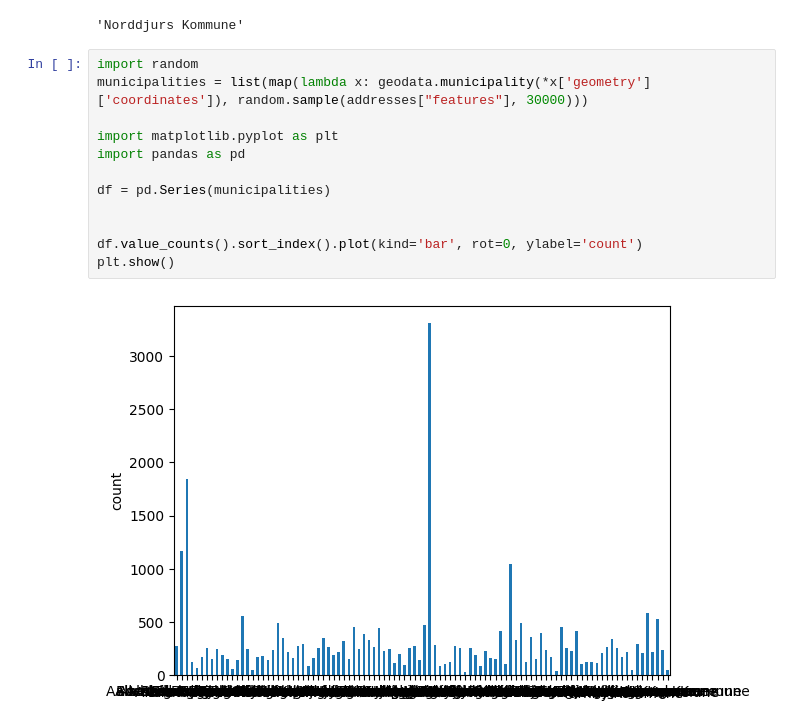
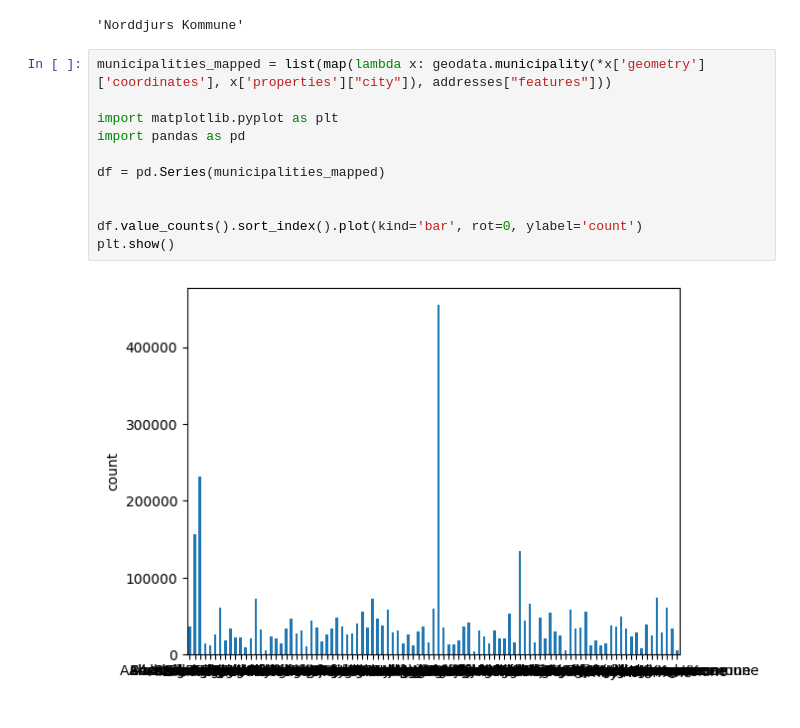
Before and after one commit to csiztom/dl-geolocation-vit, a Jupyter notebook: geo-data-setup.ipynb, the cells around one changed output. Saved outputs shown, nothing was run; the diff lists cells and outputs as text.

```diff
--- a/geo-data-setup.ipynb
+++ b/geo-data-setup.ipynb
@@ -68,16 +68,15 @@ geodata.municipality(*addresses['features'][0]['geometry']['coordinates'])
 # %% [output]
 'Norddjurs Kommune'
 # %%
-import random
-municipalities = list(map(lambda x: geodata.municipality(*x['geometry']['coordinates']), random.sample(addresses["features"], 30000)))
+municipalities_mapped = list(map(lambda x: geodata.municipality(*x['geometry']['coordinates'], x['properties']["city"]), addresses["features"]))
 
 import matplotlib.pyplot as plt
 import pandas as pd
 
-df = pd.Series(municipalities)
+df = pd.Series(municipalities_mapped)
 
 
 df.value_counts().sort_index().plot(kind='bar', rot=0, ylabel='count')
 plt.show()
 # %% [output]
-[figure, old version]
+[figure, new version]
```
Also changed, not shown: parts of 7 cells of this notebook, 1 other file.
